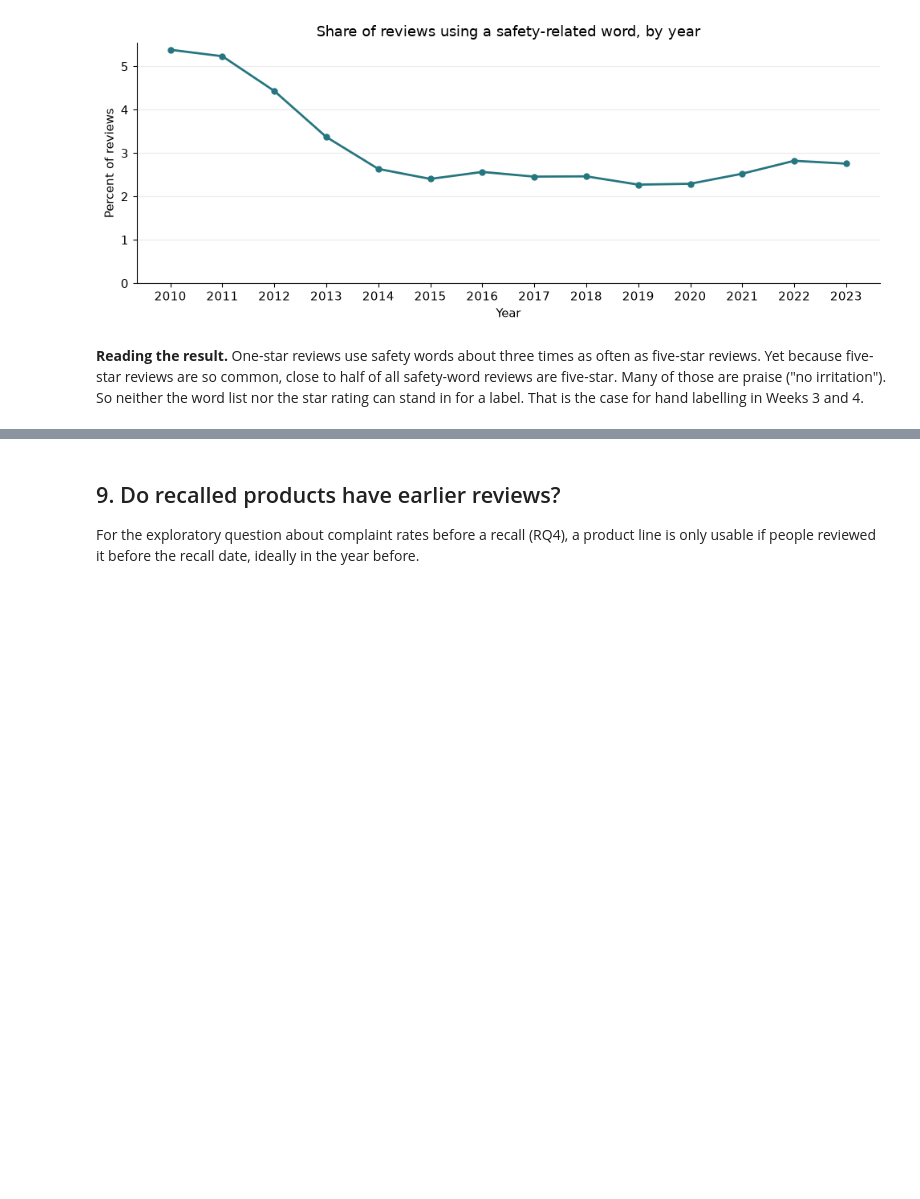
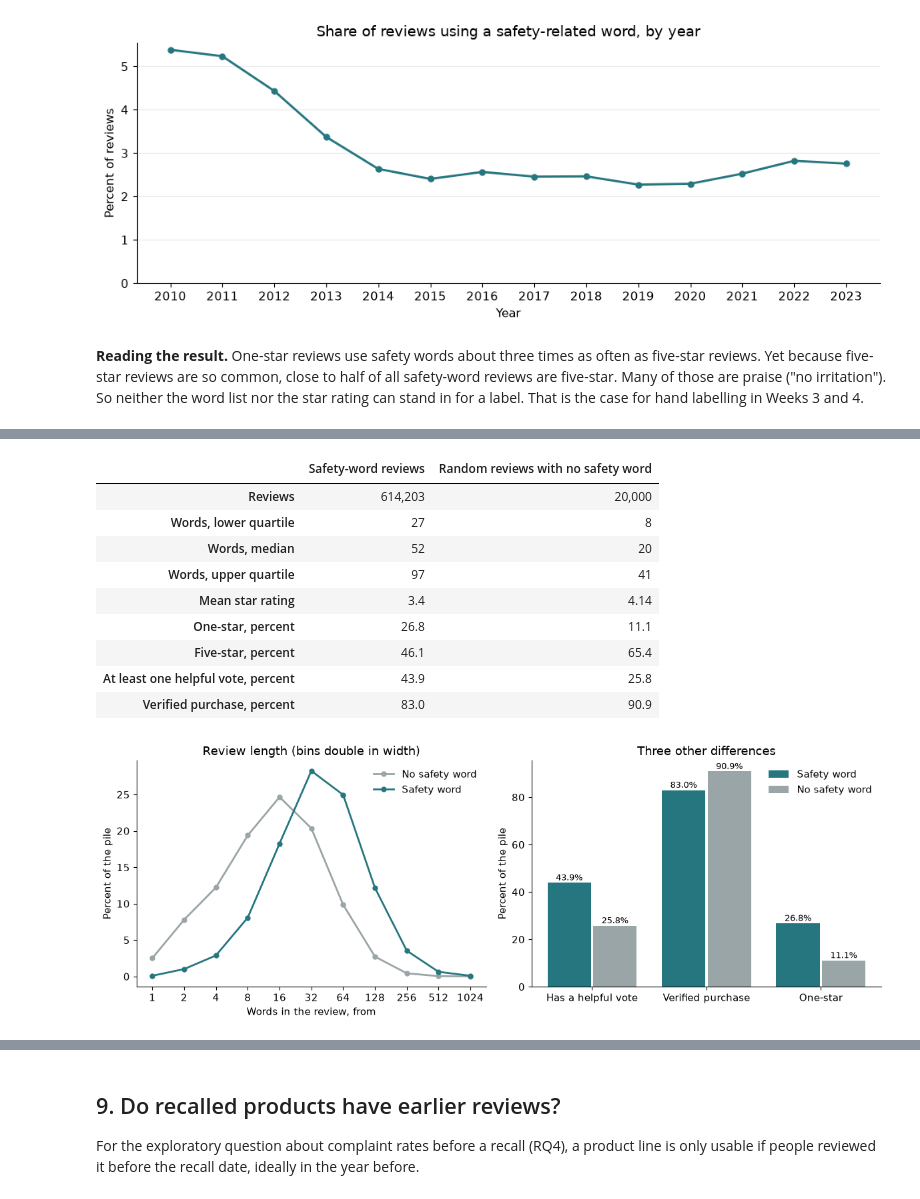
Before and after one commit to Pawansingh3889/yuvaintern, a Jupyter notebook: complaint_detection.ipynb, the cells around one changed output, grey strips where cells are left out. Cells and saved outputs as stored; diff of their text form; code cells hidden in the pictures; blank space fills up the shorter version.

```diff
--- a/complaint_detection.ipynb
+++ b/complaint_detection.ipynb
@@ -764,0 +862,53 @@ Any group: 614,203 reviews (2.57%). Groups overlap, so they sum to more.
+# %%
+def describe_pile(pile):
+    words = pile['text'].fillna('').str.count(' ').add(1)
+    return pd.Series({
+        'Reviews': f'{len(pile):,}',
+        'Words, lower quartile': int(words.quantile(0.25)),
+        'Words, median': int(words.median()),
+        'Words, upper quartile': int(words.quantile(0.75)),
+        'Mean star rating': round(pile['rating'].mean(), 2),
+        'One-star, percent': round((pile['rating'] == 1).mean() * 100, 1),
+        'Five-star, percent': round((pile['rating'] == 5).mean() * 100, 1),
+        'At least one helpful vote, percent': round((pile['helpful_vote'] >= 1).mean() * 100, 1),
+        'Verified purchase, percent': round(pile['verified_purchase'].mean() * 100, 1),
+    }), words
+
+candidate_stats, candidate_words = describe_pile(candidates)
+random_stats, random_words = describe_pile(random_sample)
+pile_compare = pd.DataFrame({'Safety-word reviews': candidate_stats, 'Random reviews with no safety word': random_stats})
+display(pile_compare)
+
+fig, axes = plt.subplots(1, 2, figsize=(12, 4.4))
+bins = [1, 2, 4, 8, 16, 32, 64, 128, 256, 512, 1024, 4096]
+for words, colour, label in [(random_words, GREY, 'No safety word'), (candidate_words, INK, 'Safety word')]:
+    share = pd.cut(words, bins, right=False).value_counts(normalize=True, sort=False) * 100
+    axes[0].plot(range(len(share)), share.values, color=colour, linewidth=2, marker='o', markersize=5, label=label)
+axes[0].set_xticks(range(len(bins) - 1), [str(b) for b in bins[:-1]])
+axes[0].set(title='Review length (bins double in width)', xlabel='Words in the review, from', ylabel='Percent of the pile')
+axes[0].legend(frameon=False)
+measures = ['At least one helpful vote, percent', 'Verified purchase, percent', 'One-star, percent']
+x = range(len(measures))
+axes[1].bar([v - 0.2 for v in x], pile_compare.loc[measures, 'Safety-word reviews'].astype(float), width=0.38, color=INK, label='Safety word')
+axes[1].bar([v + 0.2 for v in x], pile_compare.loc[measures, 'Random reviews with no safety word'].astype(float), width=0.38, color=GREY, label='No safety word')
+for v, m in enumerate(measures):
+    a, b = float(pile_compare.loc[m, 'Safety-word reviews']), float(pile_compare.loc[m, 'Random reviews with no safety word'])
+    axes[1].text(v - 0.2, a + 1, f'{a}%', ha='center', fontsize=9)
+    axes[1].text(v + 0.2, b + 1, f'{b}%', ha='center', fontsize=9)
+axes[1].set_xticks(list(x), ['Has a helpful vote', 'Verified purchase', 'One-star'])
+axes[1].set(title='Three other differences', ylabel='Percent of the pile')
+axes[1].legend(frameon=False)
+fig.tight_layout()
+plt.show()
+# %% [output]
+|  | Safety-word reviews | Random reviews with no safety word |
+| Reviews | 614,203 | 20,000 |
+| Words, lower quartile | 27 | 8 |
+| Words, median | 52 | 20 |
+| Words, upper quartile | 97 | 41 |
+| Mean star rating | 3.4 | 4.14 |
+| One-star, percent | 26.8 | 11.1 |
+| Five-star, percent | 46.1 | 65.4 |
+| At least one helpful vote, percent | 43.9 | 25.8 |
+| Verified purchase, percent | 83.0 | 90.9 |
+[figure, added]
```
Also changed, not shown: parts of 20 cells of this notebook, 1 other file.
